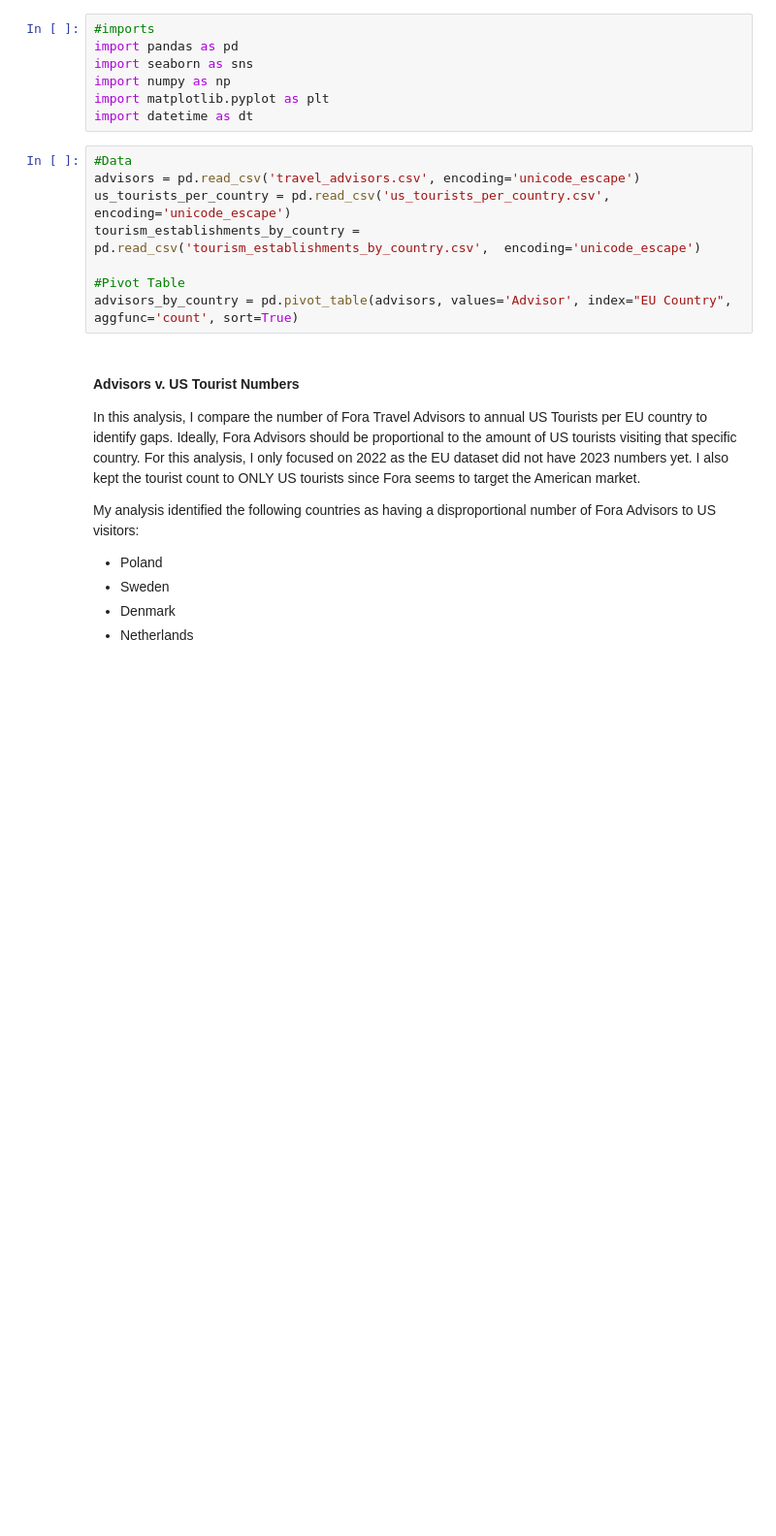
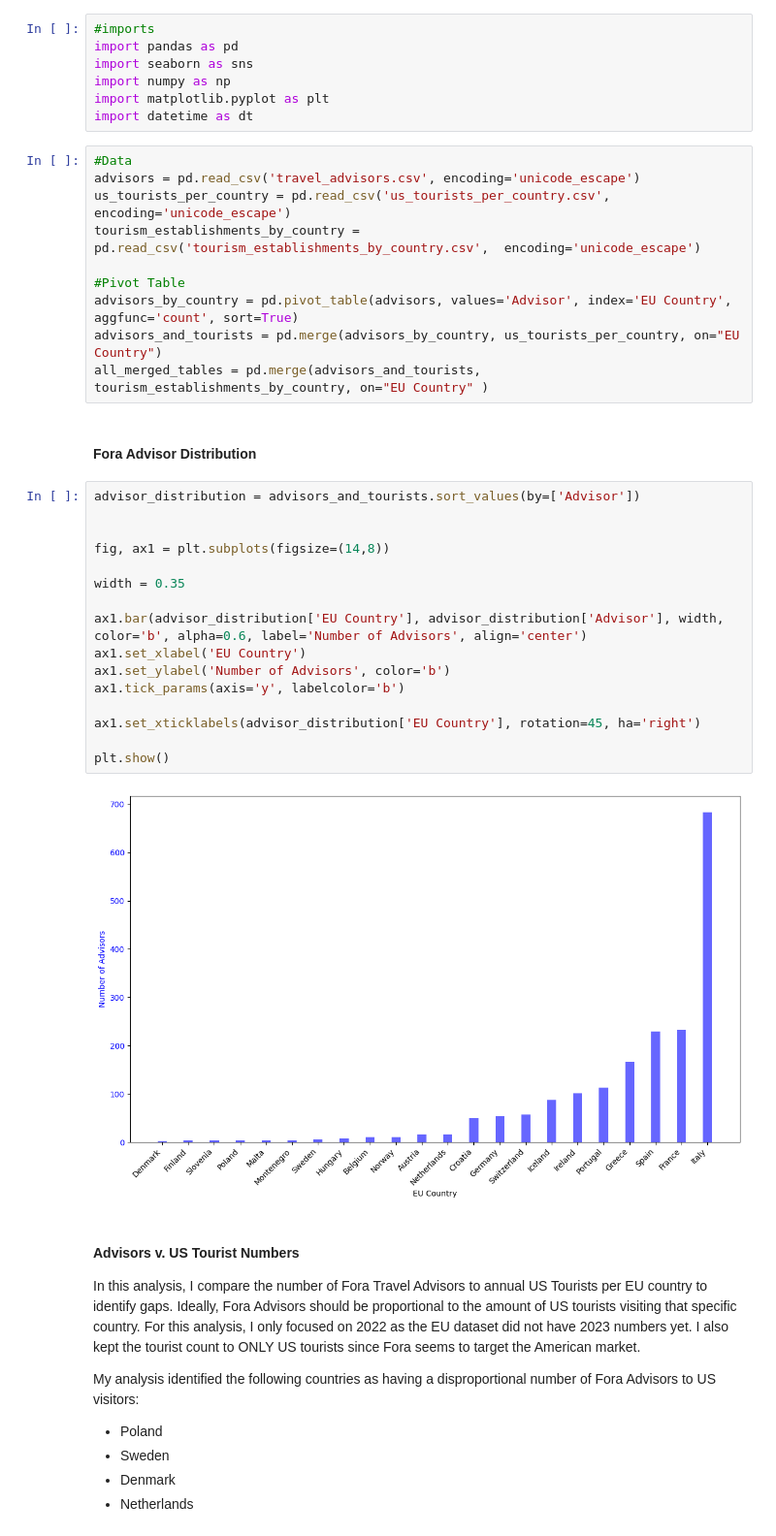
Before and after one commit to callahan2500/fora-analysis, a Jupyter notebook: analysis.ipynb, the cells around one changed output. Shown at 97% size. Cells and saved outputs as stored; diff of their text form; blank space fills up the shorter version.

```diff
--- a/analysis.ipynb
+++ b/analysis.ipynb
@@ -14,7 +14,29 @@ us_tourists_per_country = pd.read_csv('us_tourists_per_country.csv',  encoding='
 tourism_establishments_by_country = pd.read_csv('tourism_establishments_by_country.csv',  encoding='unicode_escape')
 
 #Pivot Table
-advisors_by_country = pd.pivot_table(advisors, values='Advisor', index="EU Country", aggfunc='count', sort=True)
+advisors_by_country = pd.pivot_table(advisors, values='Advisor', index='EU Country', aggfunc='count', sort=True)
+advisors_and_tourists = pd.merge(advisors_by_country, us_tourists_per_country, on="EU Country")
+all_merged_tables = pd.merge(advisors_and_tourists, tourism_establishments_by_country, on="EU Country" )
+# %% [markdown]
+#### Fora Advisor Distribution
+# %%
+advisor_distribution = advisors_and_tourists.sort_values(by=['Advisor'])
+
+
+fig, ax1 = plt.subplots(figsize=(14,8))
+
+width = 0.35
+
+ax1.bar(advisor_distribution['EU Country'], advisor_distribution['Advisor'], width, color='b', alpha=0.6, label='Number of Advisors', align='center')
+ax1.set_xlabel('EU Country')
+ax1.set_ylabel('Number of Advisors', color='b')
+ax1.tick_params(axis='y', labelcolor='b')
+
+ax1.set_xticklabels(advisor_distribution['EU Country'], rotation=45, ha='right')
+
+plt.show()
+# %% [output]
+[figure, added]
 # %% [markdown]
 #### Advisors v. US Tourist Numbers
 In this analysis, I compare the number of Fora Travel Advisors to annual US Tourists per EU country to identify gaps. Ideally, Fora Advisors should be proportional to the amount of US tourists visiting that specific country. For this analysis, I only focused on 2022 as the EU dataset did not have 2023 numbers yet. I also kept the tourist count to ONLY US tourists since Fora seems to target the American market.
```
Also changed, not shown: parts of 2 cells of this notebook.
